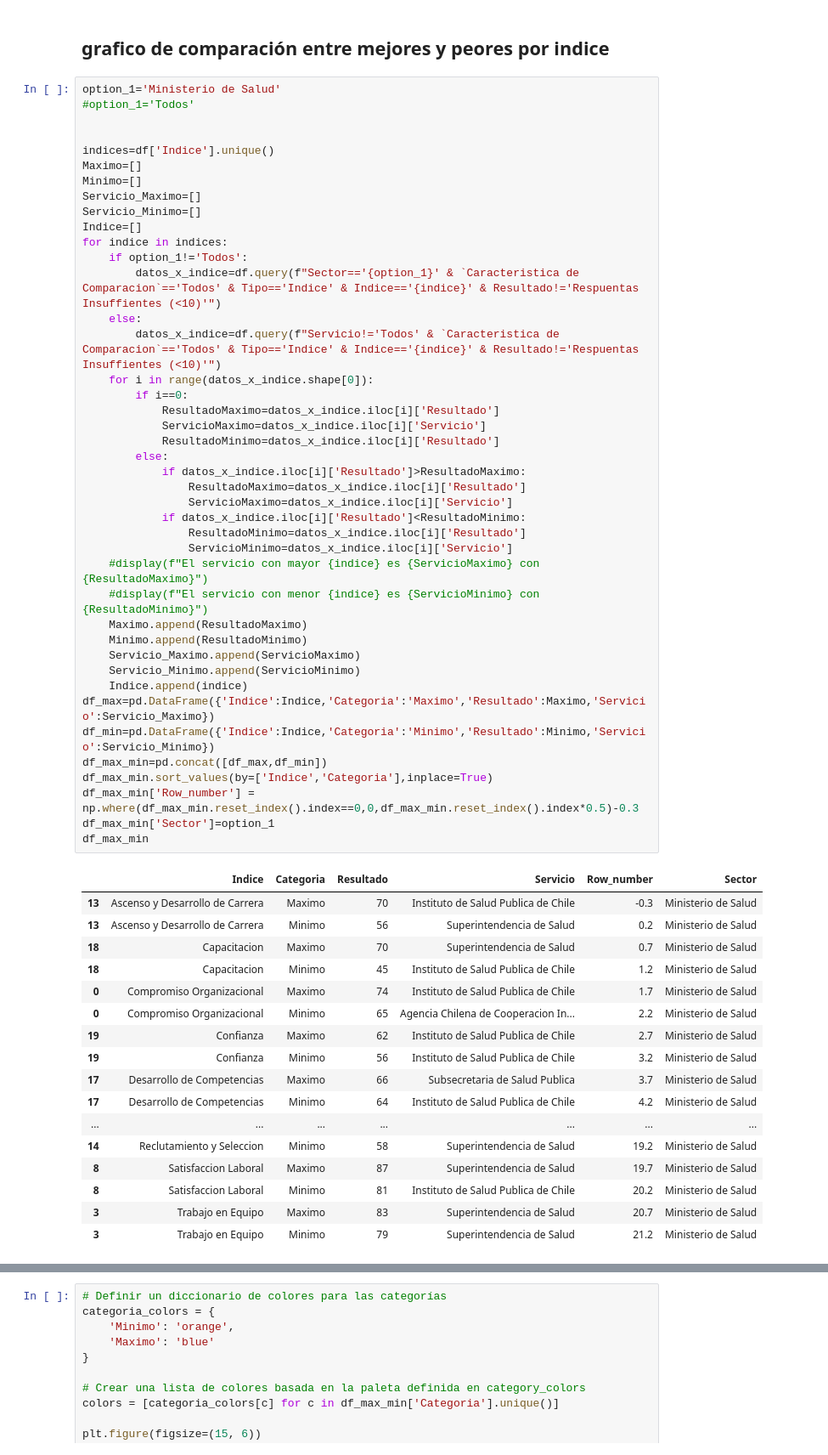
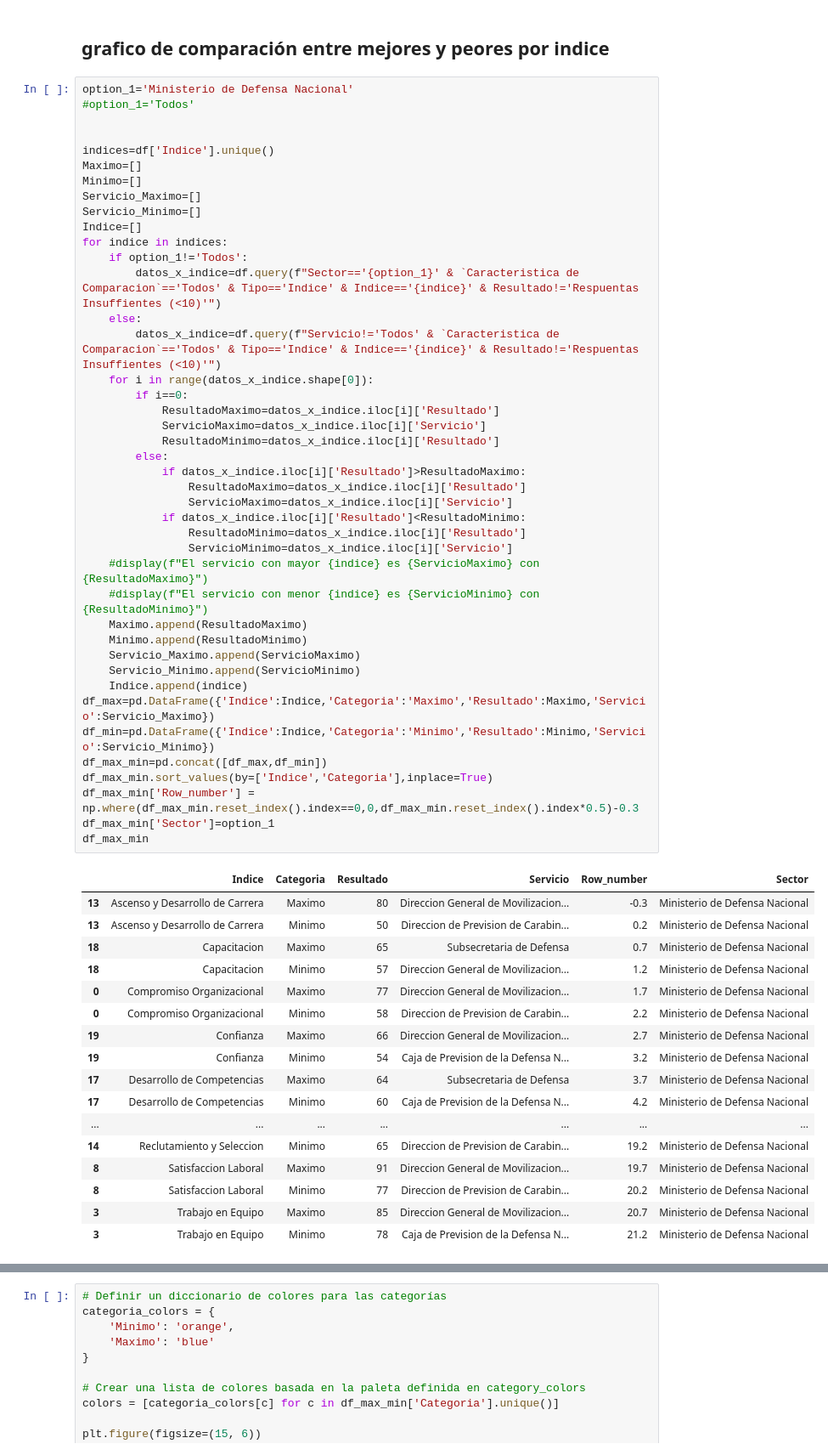
Before and after one commit to cgonzalezavalos/encuesta, a Jupyter notebook: EncuestaFuncionariosPublicos.ipynb, the cells around one changed output, grey strips where cells are left out. Shown at 85% size. Saved outputs shown, nothing was run; the diff lists cells and outputs as text.

```diff
--- a/EncuestaFuncionariosPublicos.ipynb
+++ b/EncuestaFuncionariosPublicos.ipynb
@@ -185,7 +185,7 @@ df.query("`Servicio`=='Todos' & `Caracteristica de Comparacion`=='Todos' & Tipo=
 # %% [markdown]
 ## grafico de comparación entre mejores y peores por indice
 # %%
-option_1='Ministerio de Salud'
+option_1='Ministerio de Defensa Nacional'
 #option_1='Todos'
 
 
@@ -201,46 +201,46 @@ for indice in indices:
     else:
         datos_x_indice=df.query(f"Servicio!='Todos' & `Caracteristica de Comparacion`=='Todos' & Tipo=='Indice' & Indice=='{indice}' & Resultado!='Respuentas Insuffientes (<10)'")
     for i in range(datos_x_indice.shape[0]):
         if i==0:
             ResultadoMaximo=datos_x_indice.iloc[i]['Resultado']
             ServicioMaximo=datos_x_indice.iloc[i]['Servicio']
             ResultadoMinimo=datos_x_indice.iloc[i]['Resultado']
         else:
             if datos_x_indice.iloc[i]['Resultado']>ResultadoMaximo:
                 ResultadoMaximo=datos_x_indice.iloc[i]['Resultado']
                 ServicioMaximo=datos_x_indice.iloc[i]['Servicio']
             if datos_x_indice.iloc[i]['Resultado']<ResultadoMinimo:
                 ResultadoMinimo=datos_x_indice.iloc[i]['Resultado']
                 ServicioMinimo=datos_x_indice.iloc[i]['Servicio']
     #display(f"El servicio con mayor {indice} es {ServicioMaximo} con {ResultadoMaximo}")
     #display(f"El servicio con menor {indice} es {ServicioMinimo} con {ResultadoMinimo}")
     Maximo.append(ResultadoMaximo)
     Minimo.append(ResultadoMinimo)
     Servicio_Maximo.append(ServicioMaximo)
     Servicio_Minimo.append(ServicioMinimo)
     Indice.append(indice)
 df_max=pd.DataFrame({'Indice':Indice,'Categoria':'Maximo','Resultado':Maximo,'Servicio':Servicio_Maximo})
 df_min=pd.DataFrame({'Indice':Indice,'Categoria':'Minimo','Resultado':Minimo,'Servicio':Servicio_Minimo})
 df_max_min=pd.concat([df_max,df_min])
 df_max_min.sort_values(by=['Indice','Categoria'],inplace=True)
 df_max_min['Row_number'] = np.where(df_max_min.reset_index().index==0,0,df_max_min.reset_index().index*0.5)-0.3
 df_max_min['Sector']=option_1
 df_max_min
 # %% [output]
 |  | Indice | Categoria | Resultado | Servicio | Row_number | Sector |
-| 13 | Ascenso y Desarrollo de Carrera | Maximo | 70 | Instituto de Salud Publica de Chile | -0.3 | Ministerio de Salud |
-| 13 | Ascenso y Desarrollo de Carrera | Minimo | 56 | Superintendencia de Salud | 0.2 | Ministerio de Salud |
-| 18 | Capacitacion | Maximo | 70 | Superintendencia de Salud | 0.7 | Ministerio de Salud |
-| 18 | Capacitacion | Minimo | 45 | Instituto de Salud Publica de Chile | 1.2 | Ministerio de Salud |
-| 0 | Compromiso Organizacional | Maximo | 74 | Instituto de Salud Publica de Chile | 1.7 | Ministerio de Salud |
-| 0 | Compromiso Organizacional | Minimo | 65 | Agencia Chilena de Cooperacion In... | 2.2 | Ministerio de Salud |
-| 19 | Confianza | Maximo | 62 | Instituto de Salud Publica de Chile | 2.7 | Ministerio de Salud |
-| 19 | Confianza | Minimo | 56 | Instituto de Salud Publica de Chile | 3.2 | Ministerio de Salud |
-| 17 | Desarrollo de Competencias | Maximo | 66 | Subsecretaria de Salud Publica | 3.7 | Ministerio de Salud |
-| 17 | Desarrollo de Competencias | Minimo | 64 | Instituto de Salud Publica de Chile | 4.2 | Ministerio de Salud |
+| 13 | Ascenso y Desarrollo de Carrera | Maximo | 80 | Direccion General de Movilizacion... | -0.3 | Ministerio de Defensa Nacional |
+| 13 | Ascenso y Desarrollo de Carrera | Minimo | 50 | Direccion de Prevision de Carabin... | 0.2 | Ministerio de Defensa Nacional |
+| 18 | Capacitacion | Maximo | 65 | Subsecretaria de Defensa | 0.7 | Ministerio de Defensa Nacional |
+| 18 | Capacitacion | Minimo | 57 | Direccion General de Movilizacion... | 1.2 | Ministerio de Defensa Nacional |
+| 0 | Compromiso Organizacional | Maximo | 77 | Direccion General de Movilizacion... | 1.7 | Ministerio de Defensa Nacional |
+| 0 | Compromiso Organizacional | Minimo | 58 | Direccion de Prevision de Carabin... | 2.2 | Ministerio de Defensa Nacional |
+| 19 | Confianza | Maximo | 66 | Direccion General de Movilizacion... | 2.7 | Ministerio de Defensa Nacional |
+| 19 | Confianza | Minimo | 54 | Caja de Prevision de la Defensa N... | 3.2 | Ministerio de Defensa Nacional |
+| 17 | Desarrollo de Competencias | Maximo | 64 | Subsecretaria de Defensa | 3.7 | Ministerio de Defensa Nacional |
+| 17 | Desarrollo de Competencias | Minimo | 60 | Caja de Prevision de la Defensa N... | 4.2 | Ministerio de Defensa Nacional |
 | ... | ... | ... | ... | ... | ... | ... |
-| 14 | Reclutamiento y Seleccion | Minimo | 58 | Superintendencia de Salud | 19.2 | Ministerio de Salud |
-| 8 | Satisfaccion Laboral | Maximo | 87 | Superintendencia de Salud | 19.7 | Ministerio de Salud |
-| 8 | Satisfaccion Laboral | Minimo | 81 | Instituto de Salud Publica de Chile | 20.2 | Ministerio de Salud |
-| 3 | Trabajo en Equipo | Maximo | 83 | Superintendencia de Salud | 20.7 | Ministerio de Salud |
-| 3 | Trabajo en Equipo | Minimo | 79 | Superintendencia de Salud | 21.2 | Ministerio de Salud |
+| 14 | Reclutamiento y Seleccion | Minimo | 65 | Direccion de Prevision de Carabin... | 19.2 | Ministerio de Defensa Nacional |
+| 8 | Satisfaccion Laboral | Maximo | 91 | Direccion General de Movilizacion... | 19.7 | Ministerio de Defensa Nacional |
+| 8 | Satisfaccion Laboral | Minimo | 77 | Direccion de Prevision de Carabin... | 20.2 | Ministerio de Defensa Nacional |
+| 3 | Trabajo en Equipo | Maximo | 85 | Direccion General de Movilizacion... | 20.7 | Ministerio de Defensa Nacional |
+| 3 | Trabajo en Equipo | Minimo | 78 | Caja de Prevision de la Defensa N... | 21.2 | Ministerio de Defensa Nacional |
```
Also changed, not shown: parts of 7 cells of this notebook, 1 other file.
